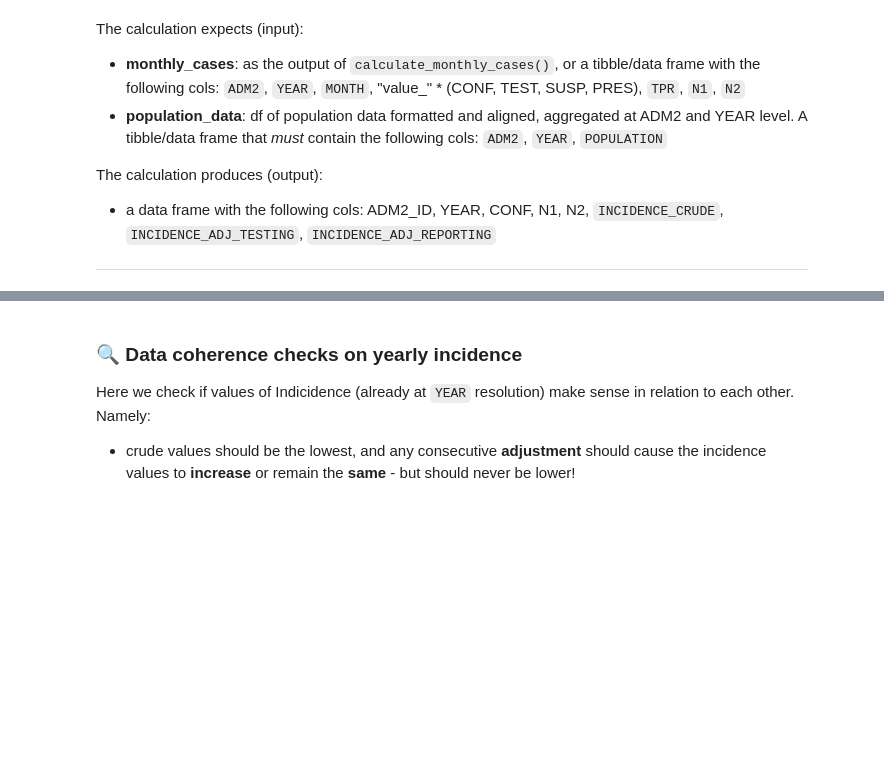
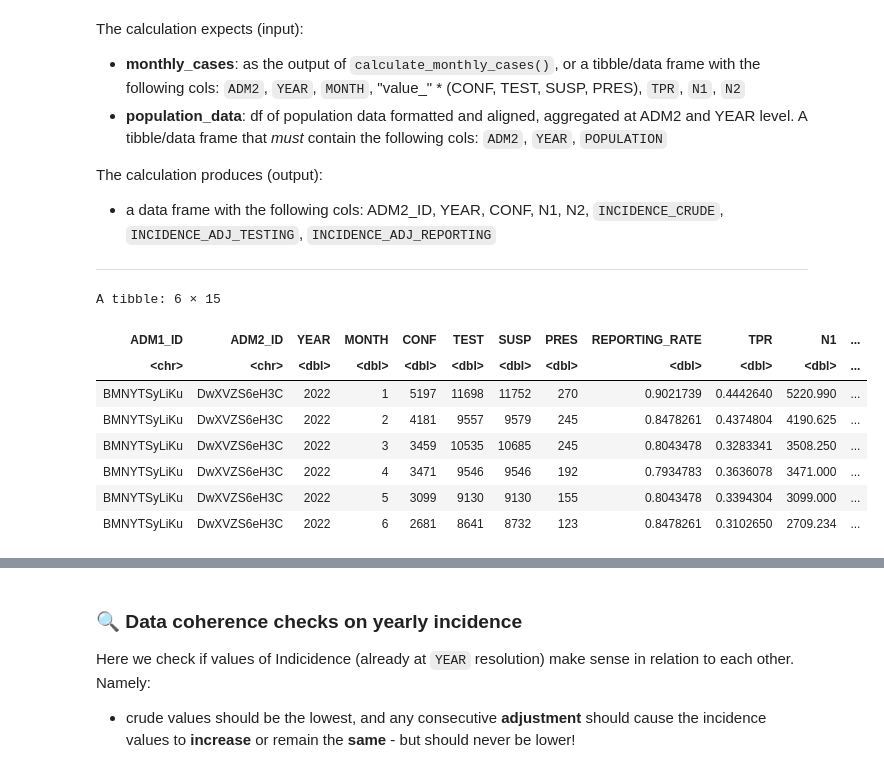
Before and after one commit to BLSQ/snt_development, a Jupyter notebook: pipelines/snt_dhis2_incidence/code/snt_dhis2_incidence.ipynb, the cells around one changed output, grey strips where cells are left out. Saved outputs shown, nothing was run; the diff lists cells and outputs as text; code cells hidden in the pictures; blank space fills up the shorter version.

```diff
--- a/pipelines/snt_dhis2_incidence/code/snt_dhis2_incidence.ipynb
+++ b/pipelines/snt_dhis2_incidence/code/snt_dhis2_incidence.ipynb
@@ -211,6 +390,10 @@ monthly_cases <- build_monthly_cases(
 # %% [markdown]
 #### 3.1.2. Calculate **N2**
 # %%
-# Moved to utils in `build_monthly_cases()`.
+# Calculate N2
+monthly_cases <- monthly_cases %>%
+    mutate(
+      N2 = ifelse(REPORTING_RATE == 0, NA_real_, N1 / REPORTING_RATE) # On the fly convert `RR == 0` to NA to avoid N2 == Inf
+    )
 # %%
 handle_zeros_in_reporting_rate()
@@ -224,2 +402,13 @@ I'm leaving this here (not wrapped in function) because we need to decide how to
 # %% [markdown]
 #### 3.1.4. (optional) Calculate **N3**
+# %%
+# 🚨 New: define colname depening of which file we're using for careseeking data: user provided vs DHS
+if (IMPORTED_CARESEEKING_FROM_FILE) {
+    careseeking_pct_col <- "CARESEEKING_PCT"
+} else if (IMPORTED_CARESEEKING_FROM_DHS) {
+    careseeking_pct_col <- "PCT_PUBLIC_CARE"
+} else {
+    careseeking_pct_col <- NULL
+}
+
+print(paste("Careseeking percentage column used for N3 calculations:", careseeking_pct_col))
@@ -226,4 +417,16 @@ I'm leaving this here (not wrapped in function) because we need to decide how to
 # %%
-# Moved to utils in `build_monthly_cases()`.
+# Only calculate N3 if CARESEEKING data is avaiable
+if (!is.null(careseeking_data)) {
+    monthly_cases <- monthly_cases |>
+    mutate(YEAR = as.numeric(YEAR)) |> # keep as safety
+    left_join(careseeking_data, by = c("ADM1_ID")) |>
+    mutate(
+        # N3 = N2 + (N2 * PCT_PRIVATE_CARE / PCT_PUBLIC_CARE) + (N2 * PCT_NO_CARE / PCT_PUBLIC_CARE) # OLD formula (unnecessarily complicated)
+        # N3 = N2 / !!sym(careseeking_pct_col) # Simplified
+        N3 = ifelse(!!sym(careseeking_pct_col) == 0, NA_real_, N2 / !!sym(careseeking_pct_col)) # avoid N2 == Inf
+    )
+} else {
+    print("🦘 Careseeking data not available, skipping calculation of N3.")
+}
 # %%
 head(monthly_cases, 3)
@@ -278,5 +496,10 @@ The calculation produces (output):
 
 --------------------
 # %%
-# Moved to utils in `build_yearly_incidence()`.
+# ---- 1. Enforce column types upfront ----
+monthly_cases <- monthly_cases %>%
+    mutate(across(where(is.numeric), as.numeric))  # Convert all numeric columns
+
+population_data <- dhis2_population_adm2 %>% # population_data
+    mutate(across(c(YEAR, POPULATION), as.numeric))
 # %%
@@ -289 +524,14 @@ yearly_incidence <- build_yearly_incidence(
+# %%
+# careseeking_data
+monthly_cases |> head()
+# %% [output]
+A tibble: 6 × 15
+| ADM1_ID | ADM2_ID | YEAR | MONTH | CONF | TEST | SUSP | PRES | REPORTING_RATE | TPR | N1 | ... |
+| <chr> | <chr> | <dbl> | <dbl> | <dbl> | <dbl> | <dbl> | <dbl> | <dbl> | <dbl> | <dbl> | ... |
+| BMNYTSyLiKu | DwXVZS6eH3C | 2022 | 1 | 5197 | 11698 | 11752 | 270 | 0.9021739 | 0.4442640 | 5220.990 | ... |
+| BMNYTSyLiKu | DwXVZS6eH3C | 2022 | 2 | 4181 | 9557 | 9579 | 245 | 0.8478261 | 0.4374804 | 4190.625 | ... |
+| BMNYTSyLiKu | DwXVZS6eH3C | 2022 | 3 | 3459 | 10535 | 10685 | 245 | 0.8043478 | 0.3283341 | 3508.250 | ... |
+| BMNYTSyLiKu | DwXVZS6eH3C | 2022 | 4 | 3471 | 9546 | 9546 | 192 | 0.7934783 | 0.3636078 | 3471.000 | ... |
+| BMNYTSyLiKu | DwXVZS6eH3C | 2022 | 5 | 3099 | 9130 | 9130 | 155 | 0.8043478 | 0.3394304 | 3099.000 | ... |
+| BMNYTSyLiKu | DwXVZS6eH3C | 2022 | 6 | 2681 | 8641 | 8732 | 123 | 0.8478261 | 0.3102650 | 2709.234 | ... |
 # %%
```
Also changed, not shown: parts of 54 cells of this notebook, 2 other files.
